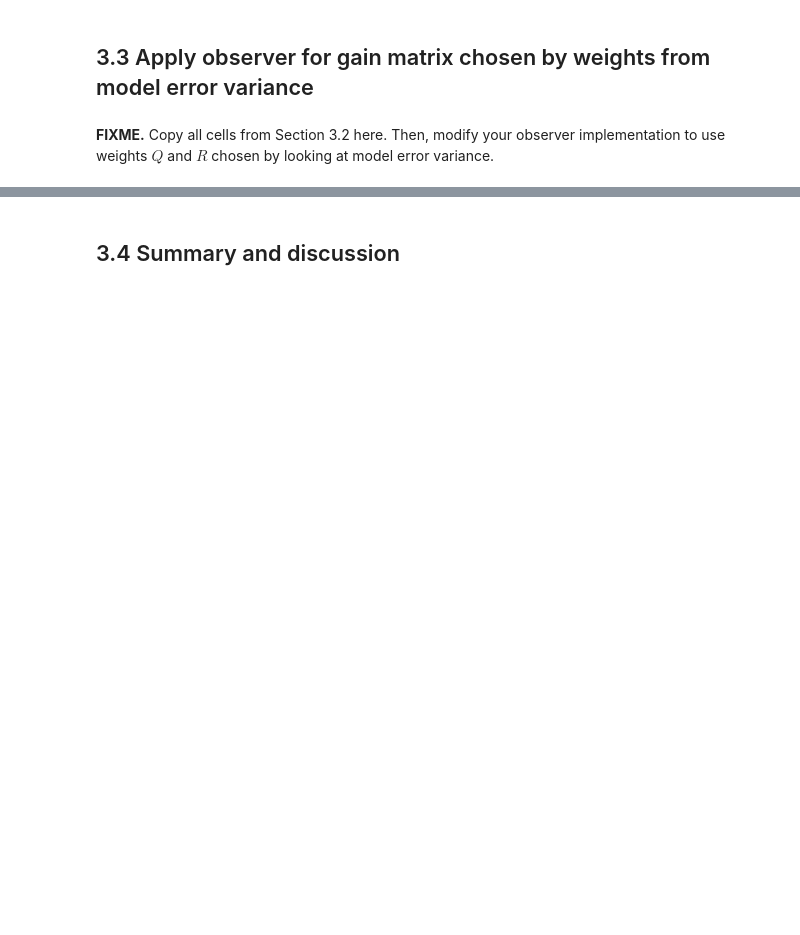
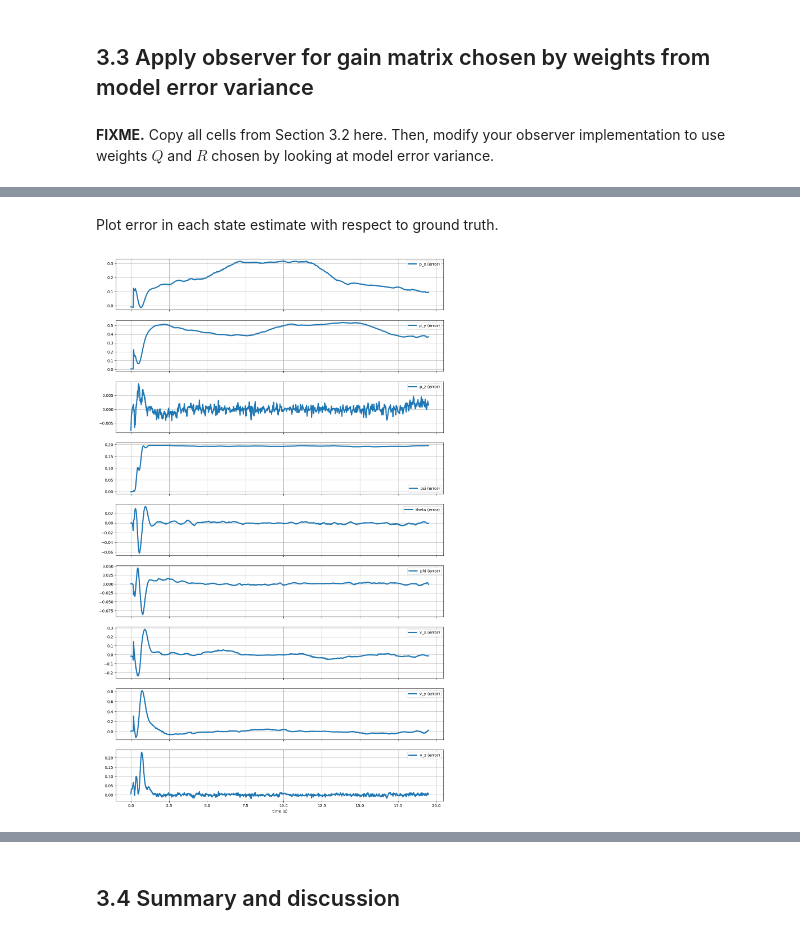
Before and after one commit to Chairless-maybe/crazyflie-client, a Jupyter notebook: lab07/02_design.ipynb, the cells around one changed output, grey strips where cells are left out. Saved outputs shown, nothing was run; the diff lists cells and outputs as text; code cells hidden in the pictures; blank space fills up the shorter version.

```diff
--- a/lab07/02_design.ipynb
+++ b/lab07/02_design.ipynb
@@ -589,0 +693,10 @@ plt.show()
+# %%
+p_x_err = p_x_offline - p_x_default
+p_y_err = p_y_offline - p_y_default
+p_z_err = p_z_offline - p_z_default
+psi_err = psi_offline - psi_default
+theta_err = theta_offline - theta_default
+phi_err = phi_offline - phi_default
+v_x_err = v_x_offline - v_x_default
+v_y_err = v_y_offline - v_y_default
+v_z_err = v_z_offline - v_z_default
@@ -589,0 +736,30 @@ plt.show()
+# %% [markdown]
+Plot error in each state estimate with respect to ground truth.
+# %%
+def error_plot(t, s_err, name, ax):
+    ax.plot(t, s_err, label=f'{name} (error)', linewidth=3)
+    ax.legend()
+    ax.grid()
+
+fig, (ax_p_x,
+      ax_p_y,
+      ax_p_z,
+      ax_psi,
+      ax_theta,
+      ax_phi,
+      ax_v_x,
+      ax_v_y,
+      ax_v_z) = plt.subplots(9, 1, figsize=(15, 25), sharex=True)
+error_plot(t, p_x_err, 'p_x', ax_p_x)
+error_plot(t, p_y_err, 'p_y', ax_p_y)
+error_plot(t, p_z_err, 'p_z', ax_p_z)
+error_plot(t, psi_err, 'psi', ax_psi)
+error_plot(t, theta_err, 'theta', ax_theta)
+error_plot(t, phi_err, 'phi', ax_phi)
+error_plot(t, v_x_err, 'v_x', ax_v_x)
+error_plot(t, v_y_err, 'v_y', ax_v_y)
+error_plot(t, v_z_err, 'v_z', ax_v_z)
+ax_v_z.set_xlabel('time (s)')
+plt.show()
+# %% [output]
+[figure, added]
```
Also changed, not shown: parts of 19 cells of this notebook.
